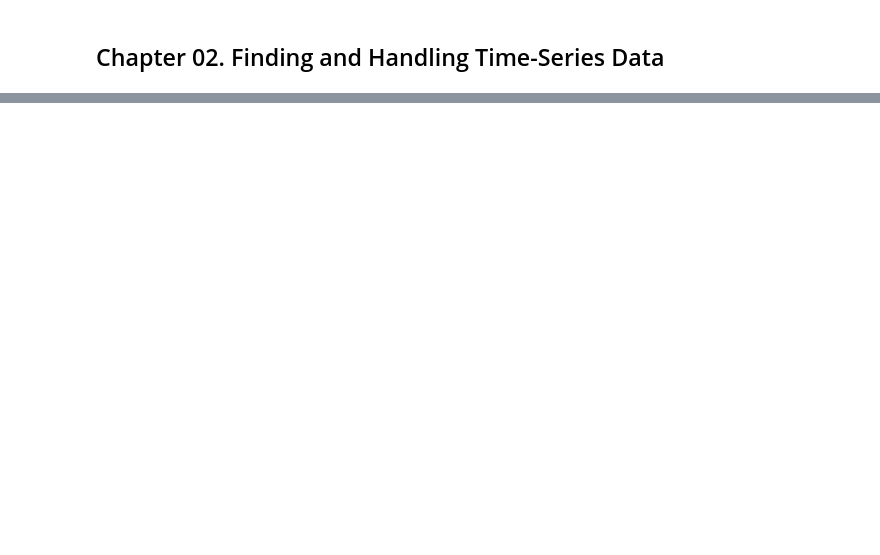
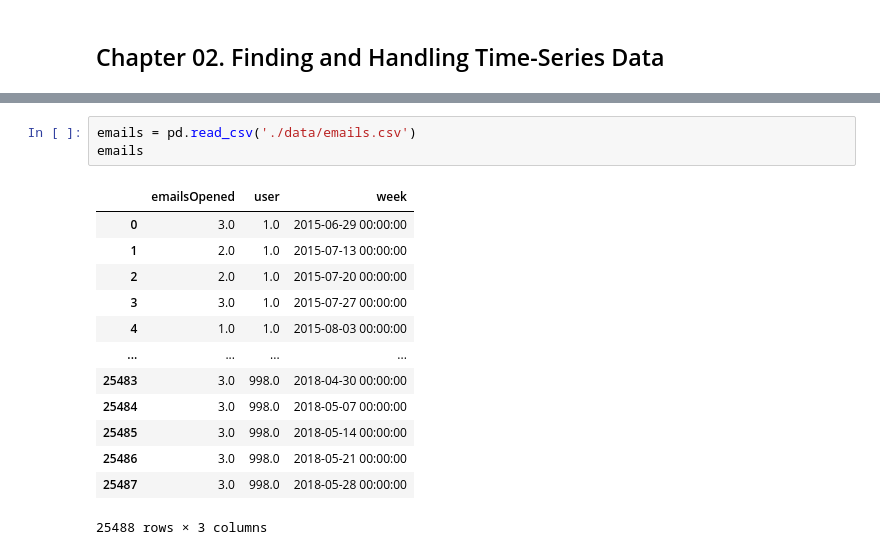
Before and after one commit to luckyspia/Statements, a Jupyter notebook: Practical_Time_Series_Analysis/ch02.ipynb, the cells around one changed output, grey strips where cells are left out. Saved outputs shown, nothing was run; the diff lists cells and outputs as text; blank space fills up the shorter version.

```diff
--- a/Practical_Time_Series_Analysis/ch02.ipynb
+++ b/Practical_Time_Series_Analysis/ch02.ipynb
@@ -14,0 +15,17 @@ AttributeError: module 'numpy.random' has no attribute 'Generator'
+# %%
+emails = pd.read_csv('./data/emails.csv')
+emails
+# %% [output]
+|  | emailsOpened | user | week |
+| 0 | 3.0 | 1.0 | 2015-06-29 00:00:00 |
+| 1 | 2.0 | 1.0 | 2015-07-13 00:00:00 |
+| 2 | 2.0 | 1.0 | 2015-07-20 00:00:00 |
+| 3 | 3.0 | 1.0 | 2015-07-27 00:00:00 |
+| 4 | 1.0 | 1.0 | 2015-08-03 00:00:00 |
+| ... | ... | ... | ... |
+| 25483 | 3.0 | 998.0 | 2018-04-30 00:00:00 |
+| 25484 | 3.0 | 998.0 | 2018-05-07 00:00:00 |
+| 25485 | 3.0 | 998.0 | 2018-05-14 00:00:00 |
+| 25486 | 3.0 | 998.0 | 2018-05-21 00:00:00 |
+| 25487 | 3.0 | 998.0 | 2018-05-28 00:00:00 |
+25488 rows × 3 columns
```
Also changed, not shown: parts of 24 cells of this notebook.
